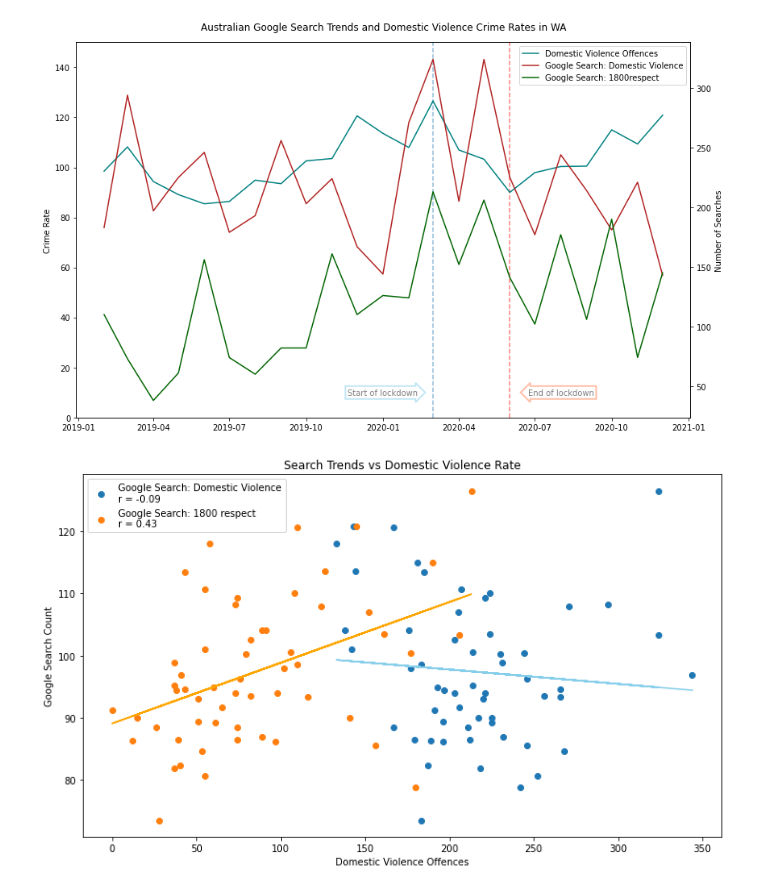
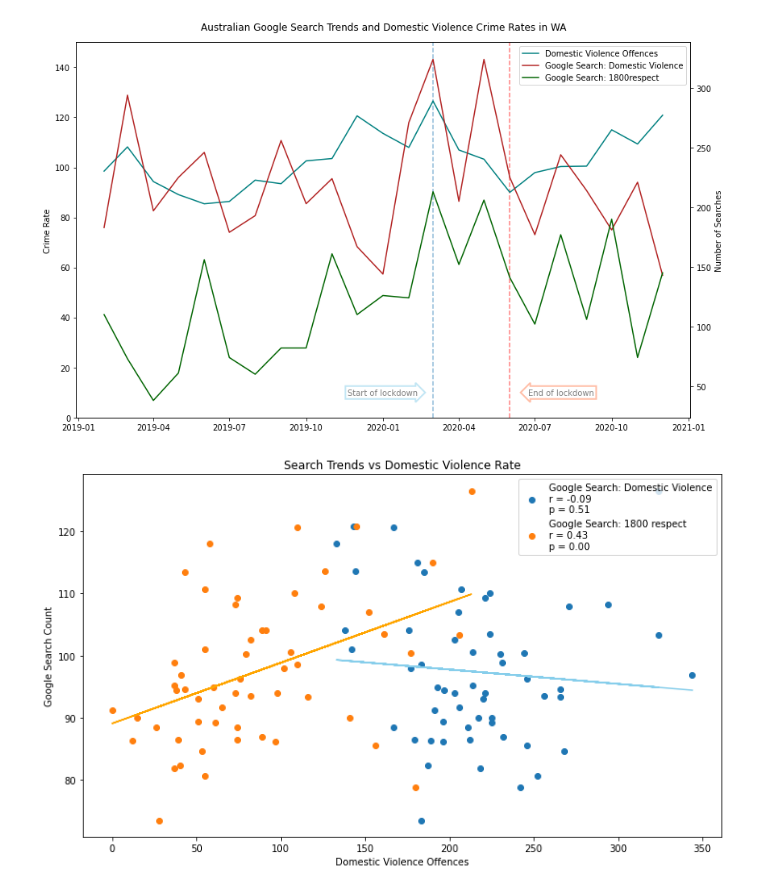
Before and after one commit to FernB/WACrimeRatesCovid19, a Jupyter notebook: WA Crime Rates.ipynb, the cells around one changed output. Saved outputs shown, nothing was run; the diff lists cells and outputs as text; code cells hidden in the pictures.

```diff
--- a/WA Crime Rates.ipynb
+++ b/WA Crime Rates.ipynb
@@ -621,32 +621,32 @@ plt.show()
 # %%
 #regression to compare searches to rates
 a=allsearches['Google Searches: Domestic Violence']
 b=allsearches['Domestic Violence Offences']
 c=allsearches['Google Searches: 1800 respect']
 
 (aslope, aintercept, arvalue, apvalue, astderr) = linregress(a, b)
 aregress_values = a * aslope + aintercept
 aline_eq = "y = " + str(round(aslope,2)) + "x + " + str(round(aintercept,2))
 (cslope, cintercept, crvalue, cpvalue, cstderr) = linregress(c, b)
 cregress_values = c * cslope + cintercept
 cline_eq = "y = " + str(round(cslope,2)) + "x + " + str(round(cintercept,2))
 
 
 plt.figure(figsize=(12,7))
-plt.scatter(a,b, label=f'Google Search: Domestic Violence\nr = {arvalue:.2f}')
-plt.scatter(c,b,label = f'Google Search: 1800 respect\nr = {crvalue:.2f}')
+plt.scatter(a,b, label=f'Google Search: Domestic Violence\nr = {arvalue:.2f}\np = {apvalue:.2f}')
+plt.scatter(c,b,label = f'Google Search: 1800 respect\nr = {crvalue:.2f}\np = {cpvalue:.2f}')
 plt.legend()
 plt.plot(c,cregress_values,'orange')
 plt.plot(a,aregress_values,'skyblue')
 plt.xlabel("Domestic Violence Offences")
 plt.ylabel("Google Search Count")
 plt.title("Search Trends vs Domestic Violence Rate")
 
 plt.savefig("output/searchregressionstogether.png",bbox_inches='tight')
 
 plt.show()
 # %% [output]
-[figure, old version]
+[figure, new version]
 # %% [markdown]
 ## Summary
 We initially wanted to look at the occurance of domestic violence during the covid lockdown periods in WA as we had heard about National and International observations of increases in domestic violence during these periods. Unfortunately we could not find and recent domestic violence specific statists to correlate with the March 2020 to June 2020 lockdown in WA. We then decided to look at WA crime statistics as a whole thinking that maybe we could gain insites from domestic violence from those.
```
Also changed, not shown: parts of 4 cells of this notebook, 5 other files.
